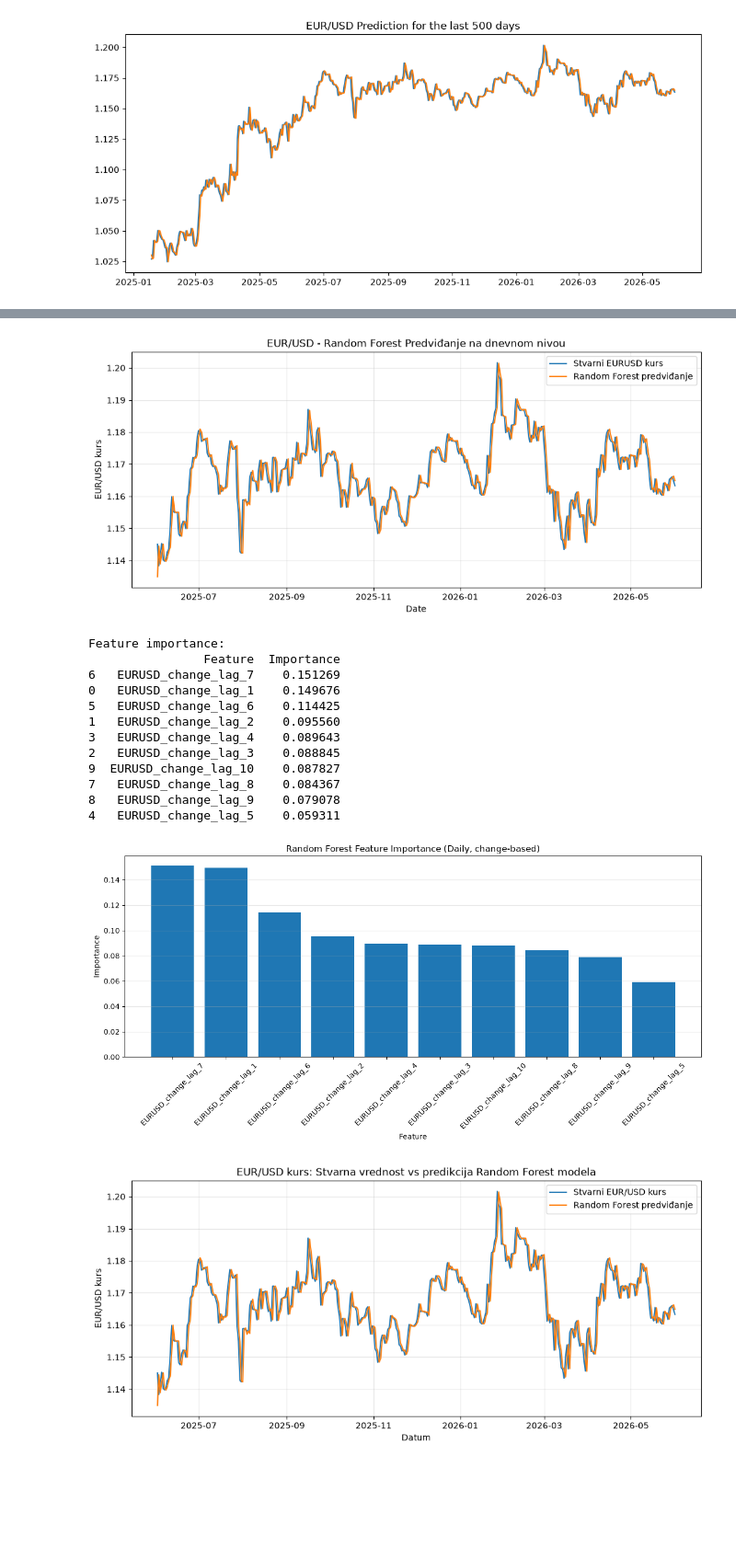
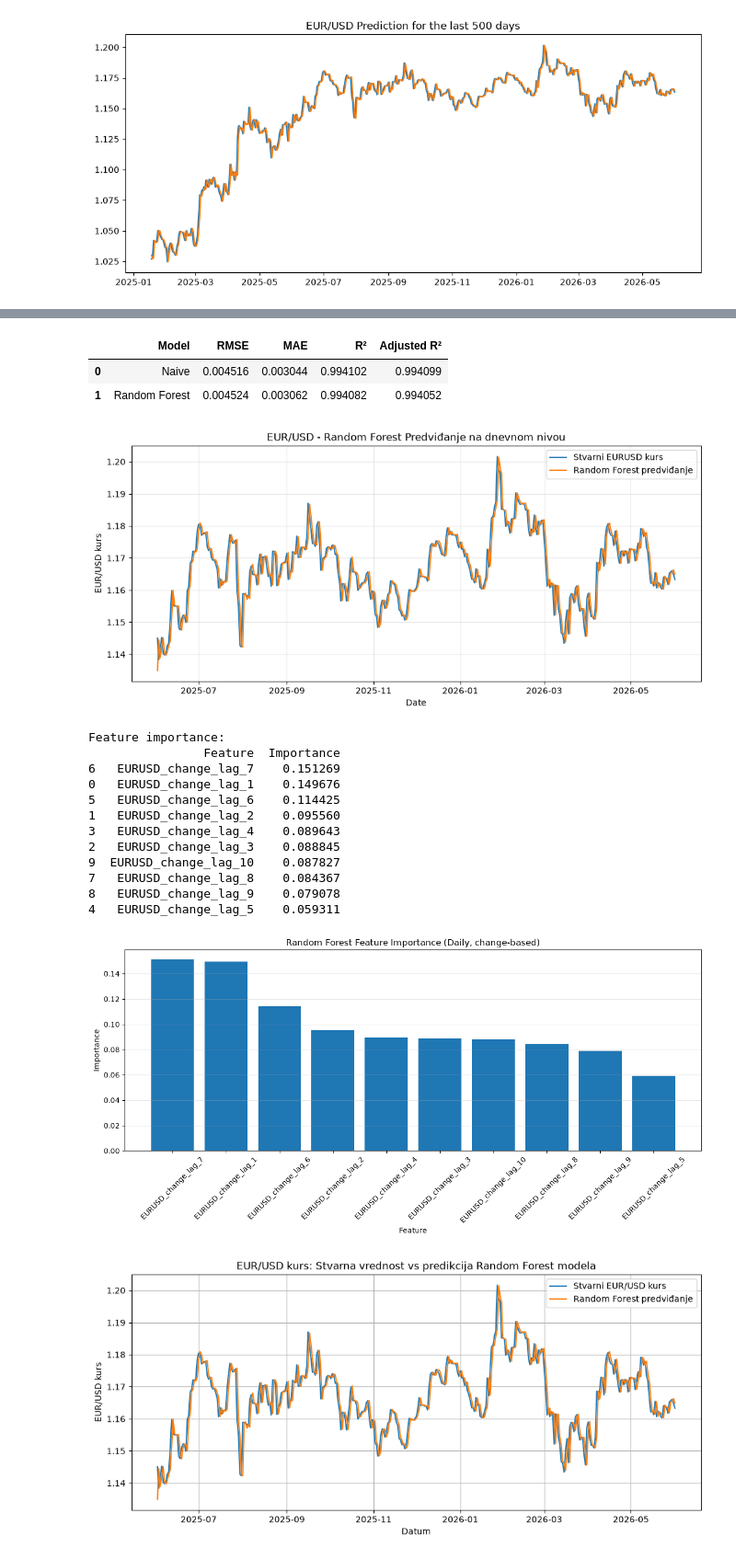
Before and after one commit to Aca792/Currency-Ecxhange-Rate-Predictor, a Jupyter notebook: random_forest.ipynb, the cells around one changed output, grey strips where cells are left out. Shown at 92% size. Saved outputs shown, nothing was run; the diff lists cells and outputs as text; code cells hidden in the pictures; blank space fills up the shorter version.

```diff
--- a/random_forest.ipynb
+++ b/random_forest.ipynb
@@ -423,7 +428,7 @@ actual_price = data[f"{name.upper()}"].iloc[split:].values
 
 
 # ============================================================
-# 9. EVALUATION (on price level, so it's comparable to before)
+# 9. EVALUATION
 # ============================================================
 
 rmse = np.sqrt(
@@ -435,19 +440,31 @@ mae = mean_absolute_error(
     prediction
 )
 
+# R²
+r2 = r2_score(
+    actual_price,
+    prediction
+)
+
+# Adjusted R²
+n = len(actual_price)
+k = X_test.shape[1]   # broj prediktora/features
+
+adjusted_r2 = 1 - (1 - r2) * (n - 1) / (n - k - 1)
+
 print("\n==============================")
 print("RANDOM FOREST RESULTS (daily, predicting change)")
 print("==============================")
 
-print(f"RMSE = {rmse:.6f}")
-print(f"MAE  = {mae:.6f}")
+print(f"RMSE         = {rmse:.6f}")
+print(f"MAE          = {mae:.6f}")
+print(f"R²           = {r2:.6f}")
+print(f"Adjusted R²  = {adjusted_r2:.6f}")
 
 
 # ============================================================
 # 10. NAIVE BASELINE
 # ============================================================
-
-# Predict this day's {name.upper()} using last day's {name.upper()} (no change)
 
 naive_prediction = prev_price
 
@@ -460,12 +477,64 @@ naive_mae = mean_absolute_error(
     naive_prediction
 )
 
+# R² za naive model
+naive_r2 = r2_score(
+    actual_price,
+    naive_prediction
+)
+
+# Adjusted R² za naive model
+# Naive model koristi jednu prethodnu vrednost kao prediktor.
+naive_k = 1
+
+naive_adjusted_r2 = (
+    1
+    - (1 - naive_r2)
+    * (n - 1)
+    / (n - naive_k - 1)
+)
+
 print("\n==============================")
 print("NAIVE MODEL (daily)")
 print("==============================")
 
-print(f"RMSE = {naive_rmse:.6f}")
-print(f"MAE  = {naive_mae:.6f}")
+print(f"RMSE         = {naive_rmse:.6f}")
+print(f"MAE          = {naive_mae:.6f}")
+print(f"R²           = {naive_r2:.6f}")
+print(f"Adjusted R²  = {naive_adjusted_r2:.6f}")
+
+# ============================================================
+# 10.5 MODEL COMPARISON
+# ============================================================
+
+results = pd.DataFrame({
+    "Model": [
+        "Naive",
+        "Random Forest"
+    ],
+    "RMSE": [
+        naive_rmse,
+        rmse
+    ],
+    "MAE": [
+        naive_mae,
+        mae
+    ],
+    "R²": [
+        naive_r2,
+        r2
+    ],
+    "Adjusted R²": [
+        naive_adjusted_r2,
+        adjusted_r2
+    ]
+})
+
+print("\n==============================")
+print("MODEL COMPARISON")
+print("==============================")
+
+display(results)
 
 
 # ============================================================
@@ -561,3 +630,6 @@ MAE  = 0.003044
+|  | Model | RMSE | MAE | R² | Adjusted R² |
+| 0 | Naive | 0.004516 | 0.003044 | 0.994102 | 0.994099 |
+| 1 | Random Forest | 0.004524 | 0.003062 | 0.994082 | 0.994052 |
 [figure]
 Feature importance:
                 Feature  Importance
```
Also changed, not shown: parts of 3 cells of this notebook, 3 other files.
